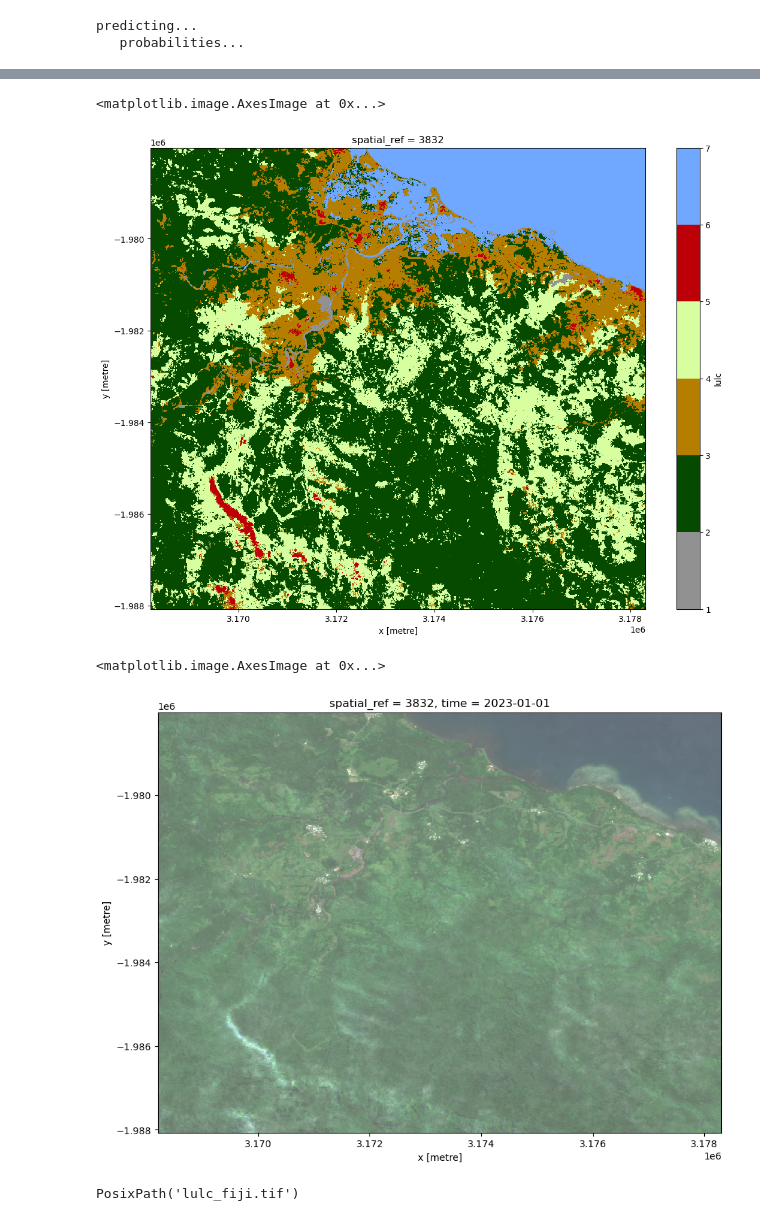
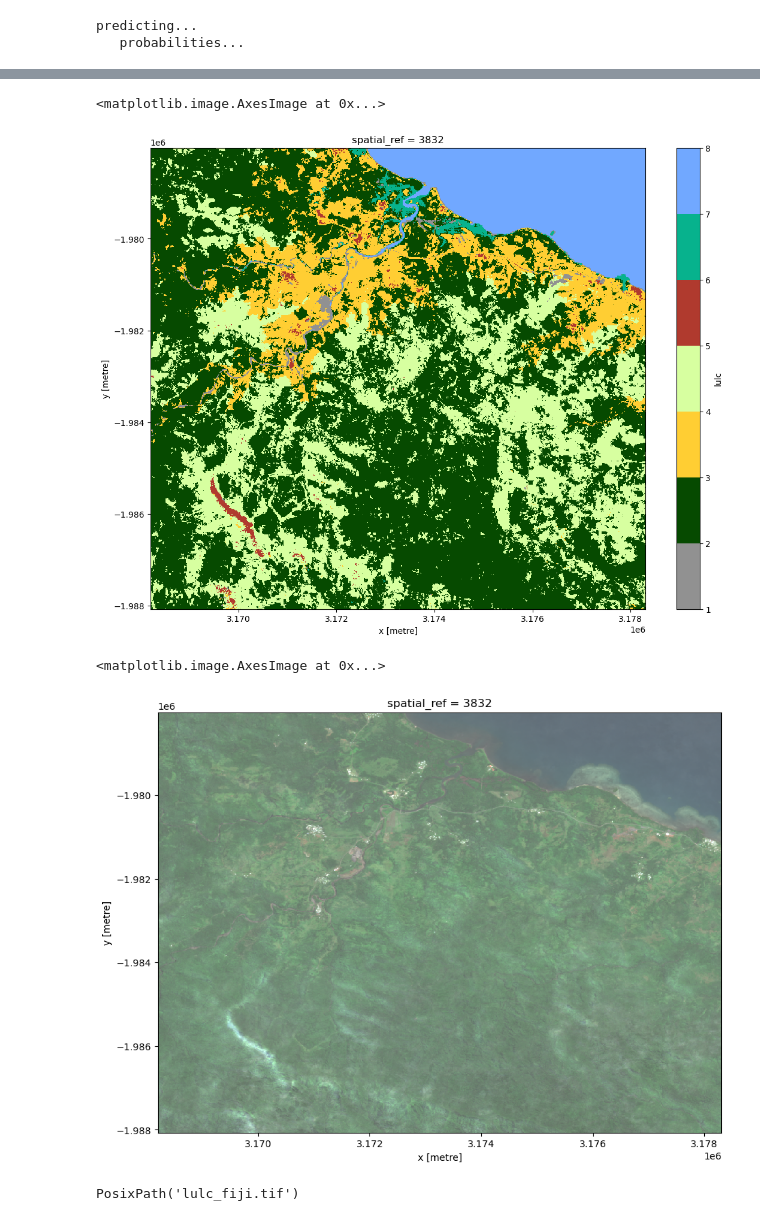
Before and after one commit to digitalearthpacific/mineral-resource-detection, a Jupyter notebook: MRD_S2_RandomForest.ipynb, the cells around one changed output, grey strips where cells are left out. Drawn from its saved outputs; the diff is of its cells as text; code cells hidden in the pictures.

```diff
--- a/MRD_S2_RandomForest.ipynb
+++ b/MRD_S2_RandomForest.ipynb
@@ -185,6 +156,6 @@ Attributes: (0)
 # %%
 # Merge DEM with S2 data
-merged = data.update(mean_dem)
+merged = data.update(data_dem)
 merged
 # %% [output]
 <xarray.Dataset>
@@ -235,0 +182,15 @@ Data variables: (12/15)
+# %%
+# Add more indices here...
+
+# Incorporate NDVI = (NIR-red)/(NIR+red)
+data["ndvi"] = (data["B08"] - data["B04"]) / (data["B08"] + data["B04"])
+
+# Incorporate MNDWI  = (Green – SWIR) / (Green + SWIR)
+data["mndwi"] = (data["B03"] - data["B12"]) / (data["B03"] + data["B12"])
+
+# Incorporate EVI = 2.5NIR−RED(NIR+6RED−7.5BLUE)+1
+data["evi"] = (2.5*(data["B08"] - data["B04"]))*((data["B08"] + (6*(data["B04"]) - (7.5*(data["B02"])))))+1
+
+
+merged = data.compute()
+merged
@@ -342,33 +342,33 @@ predicting...
 # %%
 from matplotlib import colors
 
 classes = [
     [1, "bare_land", "#919191"],
     [2, "forest", "#064a00"],
-    [3, "crops", "#b67e00"],
+    [3, "crops", "#ffce33"],
     [4, "grassland", "#d7ffa0"],
-    [5, "settlements", "#bd0007"],
-    [6, "mangroves", "#73ffd2"],
+    [5, "settlements", "#b03a2e"],
+    [6, "mangroves", "#07b28d"],
     [7, "water", "#71a8ff"],
 ]
 
 values_list = [c[0] for c in classes]
 color_list = [c[2] for c in classes]
 
 # Build a listed colormap.
 c_map = colors.ListedColormap(color_list)
-bounds = values_list
+bounds = values_list + [8]
 norm = colors.BoundaryNorm(bounds, c_map.N)
 
 cleaned_predictions.lulc.plot.imshow(cmap=c_map, norm=norm, size=10)
 # %% [output]
 <matplotlib.image.AxesImage at 0x...>
-[figure, old version]
+[figure, new version]
 # %%
 predict_subset[["B04", "B03", "B02"]].to_array().plot.imshow(size=8, vmin=0, vmax=3000)
 # %% [output]
 <matplotlib.image.AxesImage at 0x...>
-[figure, old version]
+[figure, new version]
 # %%
 # Write GeoTIFF
 cleaned_predictions.lulc.odc.write_cog("lulc_fiji.tif", overwrite=True)
```
Also changed, not shown: parts of 8 cells of this notebook.
